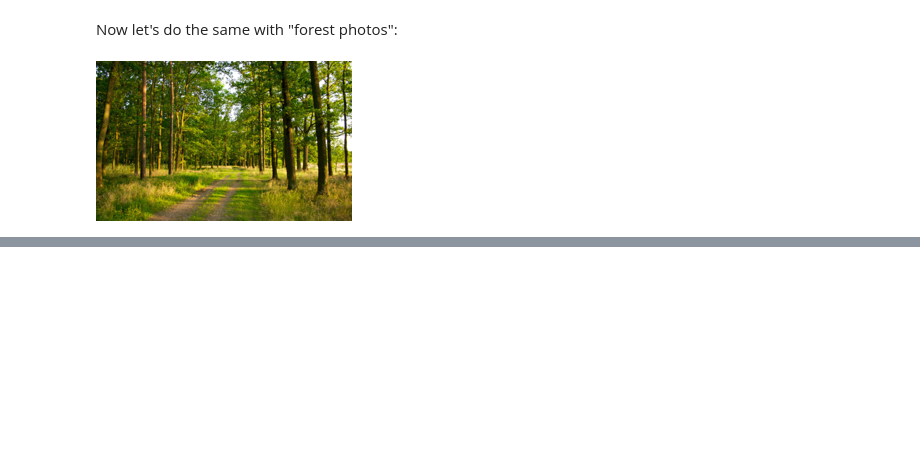
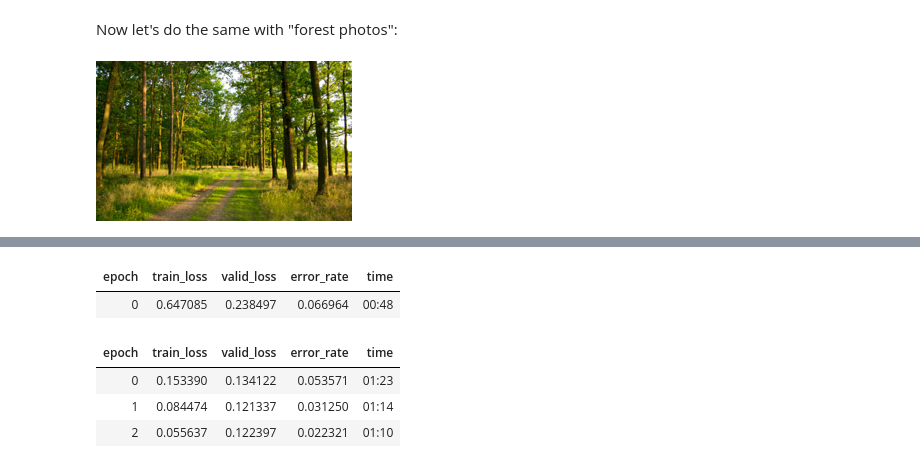
Before and after one commit to Alfredo-Vargas/ai-frameworks, a Jupyter notebook: notebooks/getting_started.ipynb, the cells around one changed output, grey strips where cells are left out. Saved outputs shown, nothing was run; the diff lists cells and outputs as text; code cells hidden in the pictures; blank space fills up the shorter version.

```diff
--- a/notebooks/getting_started.ipynb
+++ b/notebooks/getting_started.ipynb
@@ -37,0 +104,4 @@ Image.open('forest.jpg').to_thumb(256,256)
+# %%
+learn = vision_learner(dls, resnet18, metrics=error_rate)
+learn.fine_tune(3)
+# %% [output]
@@ -37,0 +109,6 @@ Image.open('forest.jpg').to_thumb(256,256)
+| epoch | train_loss | valid_loss | error_rate | time |
+| 0 | 0.647085 | 0.238497 | 0.066964 | 00:48 |
+| epoch | train_loss | valid_loss | error_rate | time |
+| 0 | 0.153390 | 0.134122 | 0.053571 | 01:23 |
+| 1 | 0.084474 | 0.121337 | 0.031250 | 01:14 |
+| 2 | 0.055637 | 0.122397 | 0.022321 | 01:10 |
```
Also changed, not shown: parts of 14 cells of this notebook, 1 other file.
